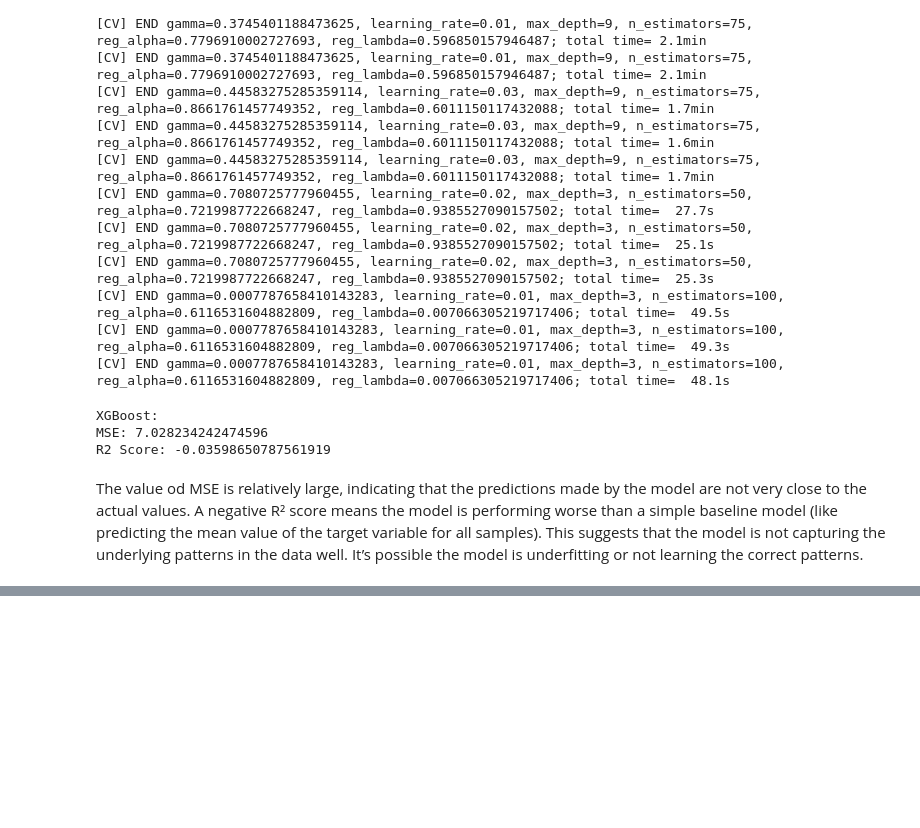
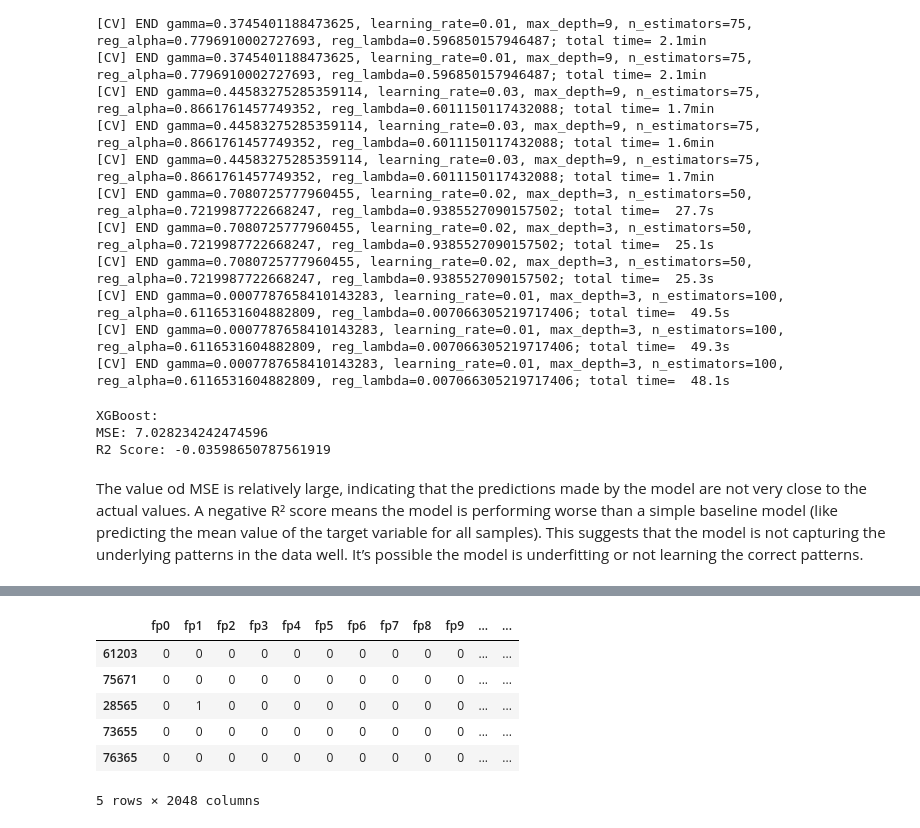
Before and after one commit to ricardofoliveira61/ML-data-analysis, a Jupyter notebook: Work_pipeline.ipynb, the cells around one changed output, grey strips where cells are left out. Saved outputs shown, nothing was run; the diff lists cells and outputs as text; code cells hidden in the pictures; blank space fills up the shorter version.

```diff
--- a/part_1.ipynb
+++ b/Work_pipeline.ipynb
@@ -1572,0 +1607,15 @@ print(results_df)
+# %%
+output = random_samples['Y']
+input= random_samples[['morgan_fingerprints', 'Gene_expression']]
+# %%
+x_train, x_val, y_train, y_val = train_test_split(input, output, test_size=0.4, random_state=42)
+x_val, x_test, y_val, y_test = train_test_split(x_val, y_val, test_size=0.5, random_state=42)
+# %%
+x_train_drugs = x_train.filter(regex='morgan', axis=1)
+x_train_cell_lines = x_train.iloc[:, x_train.columns.get_loc('morgan_fingerprints') + 1:]
+
+x_val_drugs = x_val.filter(regex='morgan', axis=1)
+x_val_cell_lines = x_val.iloc[:, x_val.columns.get_loc('morgan_fingerprints') + 1:]
+
+x_test_drugs = x_test.filter(regex='morgan', axis=1)
+x_test_cell_lines = x_test.iloc[:, x_test.columns.get_loc('morgan_fingerprints') + 1:]
@@ -1572,0 +1626,10 @@ print(results_df)
+# %%
+x_train_drugs[:5]
+# %% [output]
+|  | fp0 | fp1 | fp2 | fp3 | fp4 | fp5 | fp6 | fp7 | fp8 | fp9 | ... | ... |
+| 61203 | 0 | 0 | 0 | 0 | 0 | 0 | 0 | 0 | 0 | 0 | ... | ... |
+| 75671 | 0 | 0 | 0 | 0 | 0 | 0 | 0 | 0 | 0 | 0 | ... | ... |
+| 28565 | 0 | 1 | 0 | 0 | 0 | 0 | 0 | 0 | 0 | 0 | ... | ... |
+| 73655 | 0 | 0 | 0 | 0 | 0 | 0 | 0 | 0 | 0 | 0 | ... | ... |
+| 76365 | 0 | 0 | 0 | 0 | 0 | 0 | 0 | 0 | 0 | 0 | ... | ... |
+5 rows × 2048 columns
```
Also changed, not shown: parts of 24 cells of this notebook, 4 other files.
